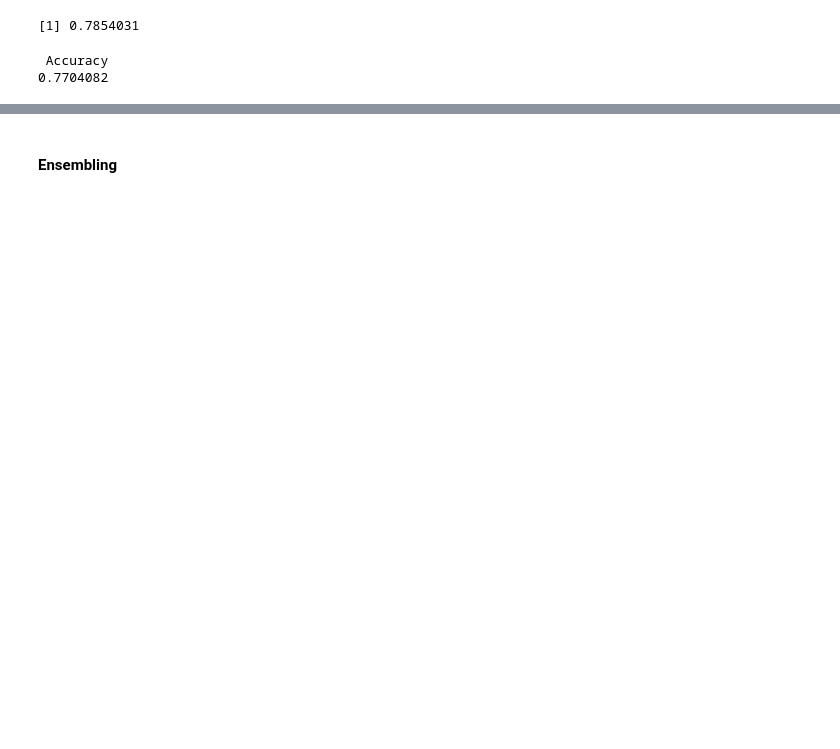
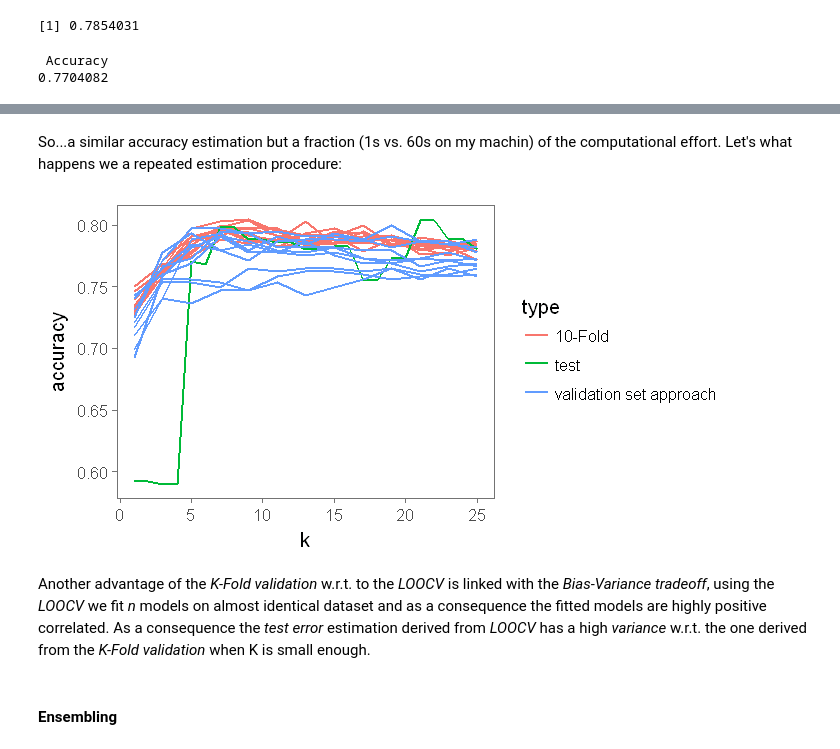
Before and after one commit to mmmlc/mlTeachings, a Jupyter notebook: 2_3_ModelSelection.ipynb, the cells around one changed output, grey strips where cells are left out. Saved outputs shown, nothing was run; the diff lists cells and outputs as text; code cells hidden in the pictures; blank space fills up the shorter version.

```diff
--- a/2_3_ModelSelection.ipynb
+++ b/2_3_ModelSelection.ipynb
@@ -221,2 +279,47 @@ Any drawback?
+# %% [markdown]
+So...a similar accuracy estimation but a fraction (1s vs. 60s on my machin) of the computational effort. Let's what happens we a repeated estimation procedure:
+# %%
+k_fold_res_df <- data_frame()
+for(attempt in 1:10) {
+  validation_set <- sample(full_indices, length(full_indices) / 2)
+  small_train_set <- full_indices[!(full_indices %in% validation_set)]
+  for(k in seq(1,25,2)) {
+    model <-  train(
+      y = titanic_df$y_train$class,
+      x = titanic_df$x_train,
+      method = "kknn",
+      ks = k,
+      trControl = trainControl(
+        classProbs =  TRUE,
+        method = "cv",
+        number = 10
+      ),
+      tuneGrid = data.frame(
+        kmax = 1,
+        distance = 2,
+        kernel = 'rectangular'
+      )
+    )
+    k_fold_res_df <- rbind(
+      k_fold_res_df,
+      data_frame(
+        k = k,
+        attempt = attempt,
+        accuracy = model$results$Accuracy,
+      )
+    )
+  }
+}
+# %%
+multi_res_df %>% mutate(attempt = str_c("VS ", attempt)) %>%
+  rbind(res_df %>% select(k,accuracy = test_error) %>% mutate(attempt = "test")) %>%
+  mutate(type = ifelse(attempt == "test", "test", "validation set approach")) %>%
+  rbind(k_fold_res_df %>% mutate(type = "10-Fold") %>% mutate(attempt = str_c("KF ", attempt))) %>%
+  ggplot(aes(x = k, y = accuracy, color = type, group = attempt)) +
+  geom_line(size = 0.8) + theme_few()
+# %% [output]
+[figure, added]
+# %% [markdown]
+Another advantage of the *K-Fold validation* w.r.t. to the *LOOCV* is linked with the *Bias-Variance tradeoff*, using the *LOOCV* we fit *n* models on almost identical dataset and as a consequence the fitted models are highly positive correlated. As a consequence the *test error* estimation derived from *LOOCV* has a high *variance* w.r.t. the one derived from the *K-Fold validation* when K is small enough.
 # %% [markdown]
 #### Ensembling
```
Also changed, not shown: parts of 13 cells of this notebook.
